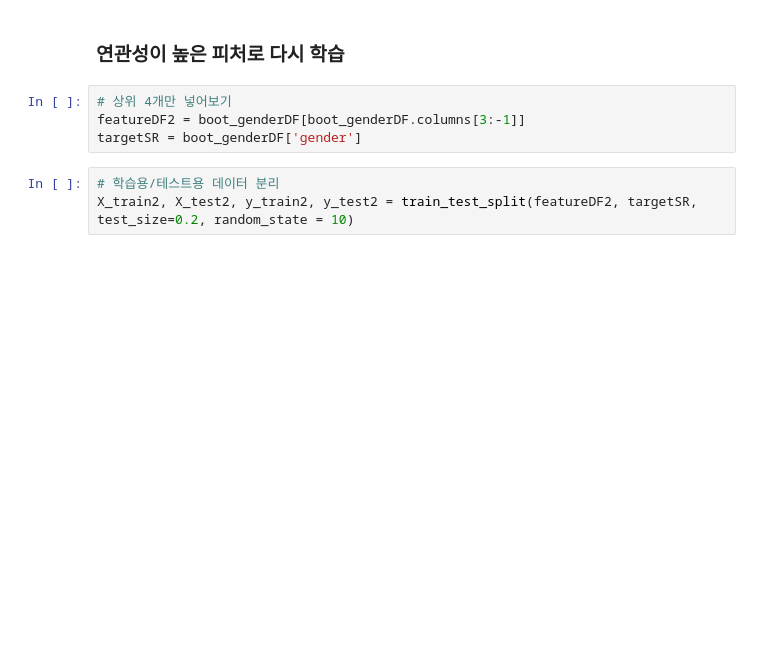
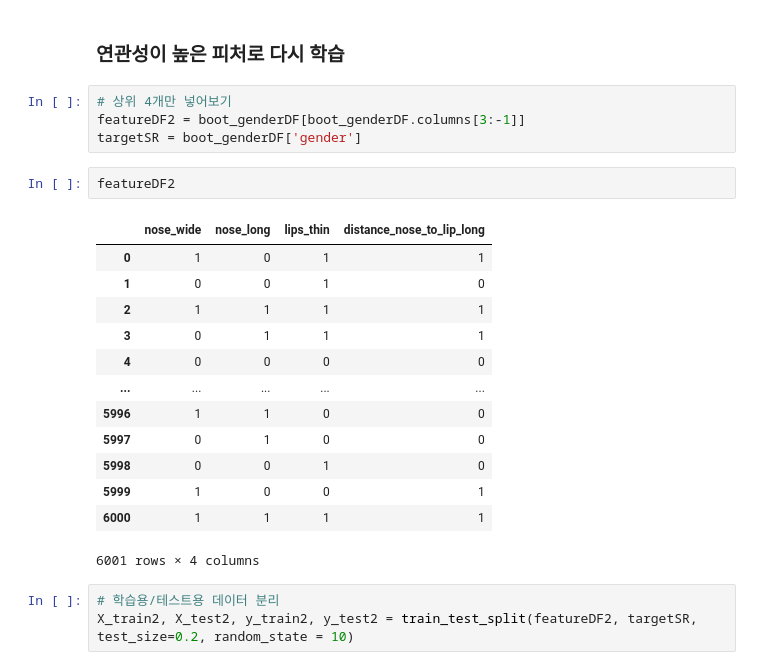
Before and after one commit to kinnhyunju/KDT, a Jupyter notebook: Project08/gender.ipynb, the cells around one changed output. Cells and saved outputs as stored; diff of their text form; blank space fills up the shorter version.

```diff
--- a/Project08/gender.ipynb
+++ b/Project08/gender.ipynb
@@ -356,6 +358,22 @@ roc_auc_score(y_train, prob2)
 # 상위 4개만 넣어보기
 featureDF2 = boot_genderDF[boot_genderDF.columns[3:-1]]
 targetSR = boot_genderDF['gender']
+# %%
+featureDF2
+# %% [output]
+|  | nose_wide | nose_long | lips_thin | distance_nose_to_lip_long |
+| 0 | 1 | 0 | 1 | 1 |
+| 1 | 0 | 0 | 1 | 0 |
+| 2 | 1 | 1 | 1 | 1 |
+| 3 | 0 | 1 | 1 | 1 |
+| 4 | 0 | 0 | 0 | 0 |
+| ... | ... | ... | ... | ... |
+| 5996 | 1 | 1 | 0 | 0 |
+| 5997 | 0 | 1 | 0 | 0 |
+| 5998 | 0 | 0 | 1 | 0 |
+| 5999 | 1 | 0 | 0 | 1 |
+| 6000 | 1 | 1 | 1 | 1 |
+6001 rows × 4 columns
 # %%
 # 학습용/테스트용 데이터 분리
 X_train2, X_test2, y_train2, y_test2 = train_test_split(featureDF2, targetSR, test_size=0.2, random_state = 10)
```
Also changed, not shown: parts of 21 cells of this notebook, 20 other files.
